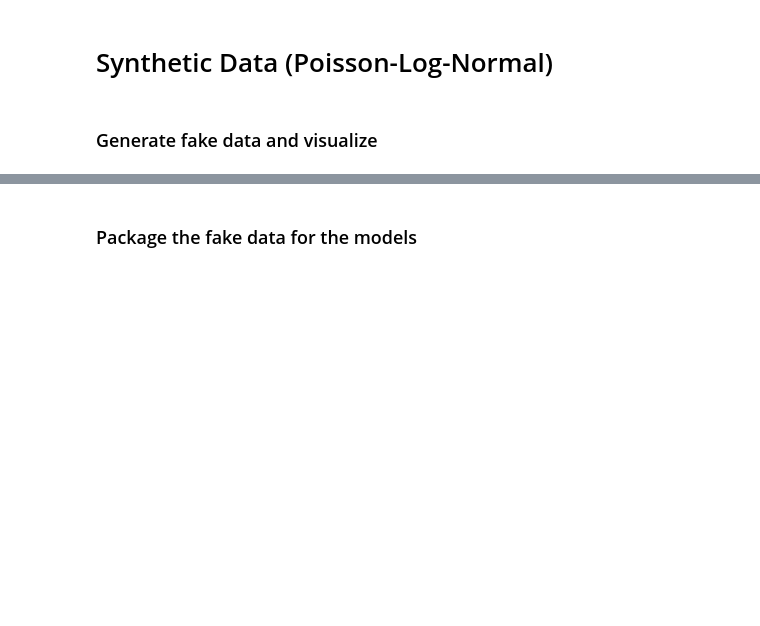
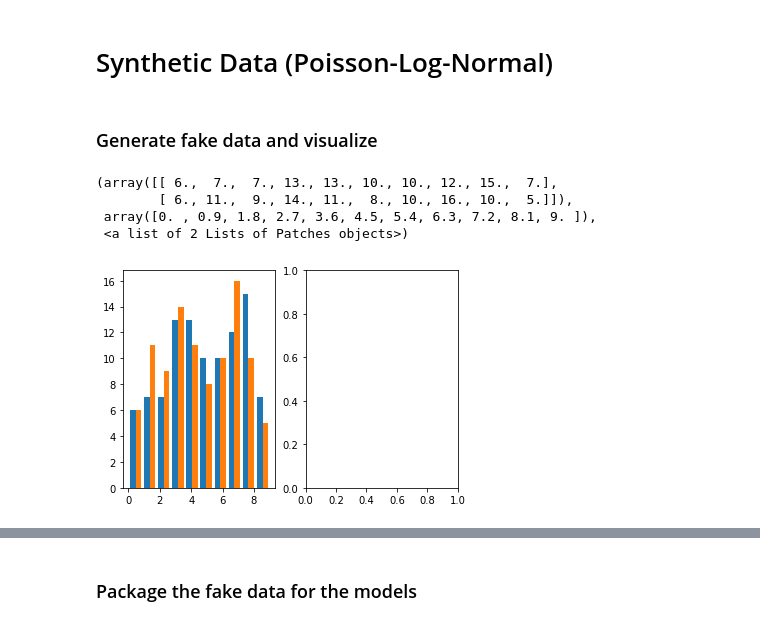
Before and after one commit to broadinstitute/tissue_purifier, a Jupyter notebook: notebooks/tp_02_validation_PYRO.ipynb, the cells around one changed output, grey strips where cells are left out. Drawn from its saved outputs; the diff is of its cells as text; code cells hidden in the pictures; blank space fills up the shorter version.

```diff
--- a/notebooks/tp_02_validation_PYRO.ipynb
+++ b/notebooks/tp_02_validation_PYRO.ipynb
@@ -50,4 +50,16 @@ def generate_fake_data(X_nl, g, k=1, alpha_scale=1E-2, alpha0_loc=-6.0, alpha0_s
 
 X_nl = torch.randn((200,10))
 fake_data = generate_fake_data(X_nl, g=30, k=9)
+# %%
+tmp2 = torch.randint(low=0, high=10, size=[100]).numpy()
+other_tmp2 = torch.randint(low=0, high=10, size=[100]).numpy()
+
+fig, axes = plt.subplots(ncols=2)
+axes[0].hist((tmp2, other_tmp2))
+# %% [output]
+(array([[ 6.,  7.,  7., 13., 13., 10., 10., 12., 15.,  7.],
+        [ 6., 11.,  9., 14., 11.,  8., 10., 16., 10.,  5.]]),
+ array([0. , 0.9, 1.8, 2.7, 3.6, 4.5, 5.4, 6.3, 7.2, 8.1, 9. ]),
+ <a list of 2 Lists of Patches objects>)
+[figure, added]
 # %%
```
Also changed, not shown: parts of 9 cells of this notebook.
